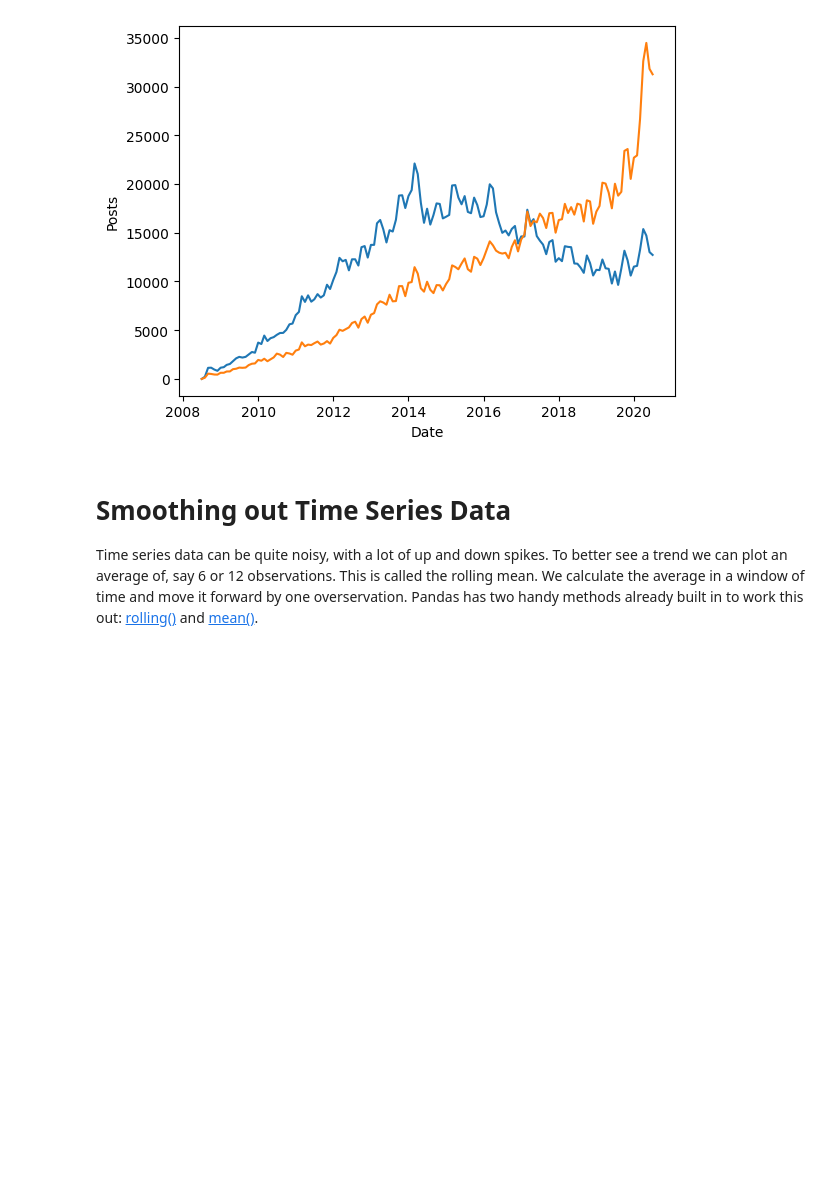
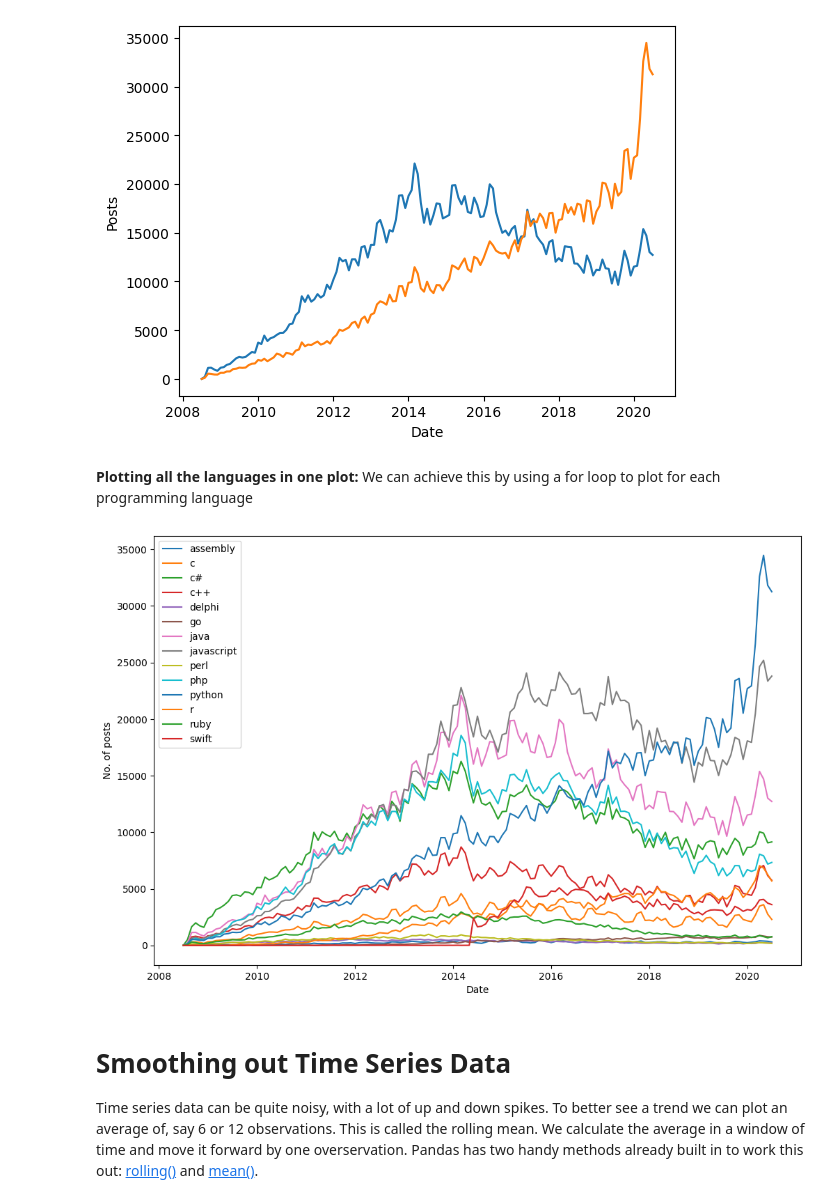
Before and after one commit to keshavpj1711/Python_100-Days, a Jupyter notebook: Advanced/73DataVisualizationMatplotlib/data_visualization.ipynb, the cells around one changed output. Cells and saved outputs as stored; diff of their text form; code cells hidden in the pictures; blank space fills up the shorter version.

Commit message:
plotting multiple line graphs in a single plot

```diff
--- a/Advanced/73DataVisualizationMatplotlib/data_visualization.ipynb
+++ b/Advanced/73DataVisualizationMatplotlib/data_visualization.ipynb
@@ -215,6 +215,22 @@ plt.plot(reshaped_df.index, reshaped_df.python)
 # %% [output]
 [<matplotlib.lines.Line2D at 0x...>]
 [figure]
+# %% [markdown]
+**Plotting all the languages in one plot:**
+We can achieve this by using a for loop to plot for each programming language
+# %%
+plt.figure(figsize=(12, 8))
+plt.xlabel('Date')
+plt.ylabel('No. of posts')
+
+for column in reshaped_df.columns:
+  plt.plot(reshaped_df.index, reshaped_df[column], linewidth=1.5, label=reshaped_df[column].name)
+
+
+plt.legend()  # Add this line to display the legend
+plt.show()  # Add this line to display the plot
+# %% [output]
+[figure, added]
 # %% [markdown]
 # Smoothing out Time Series Data
 
```
